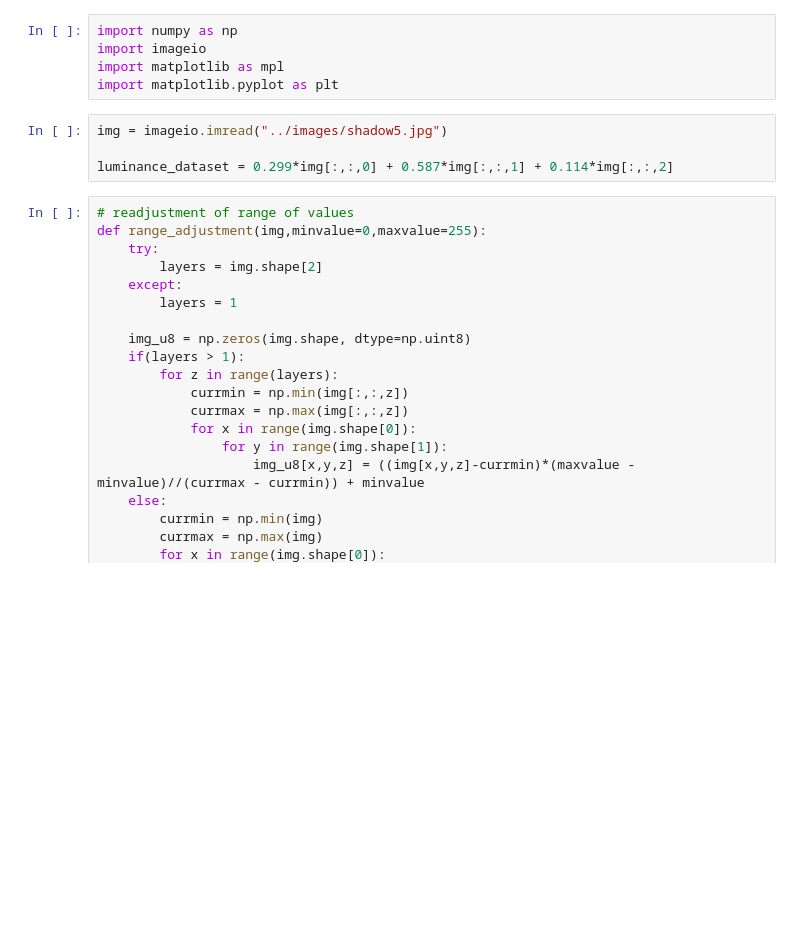
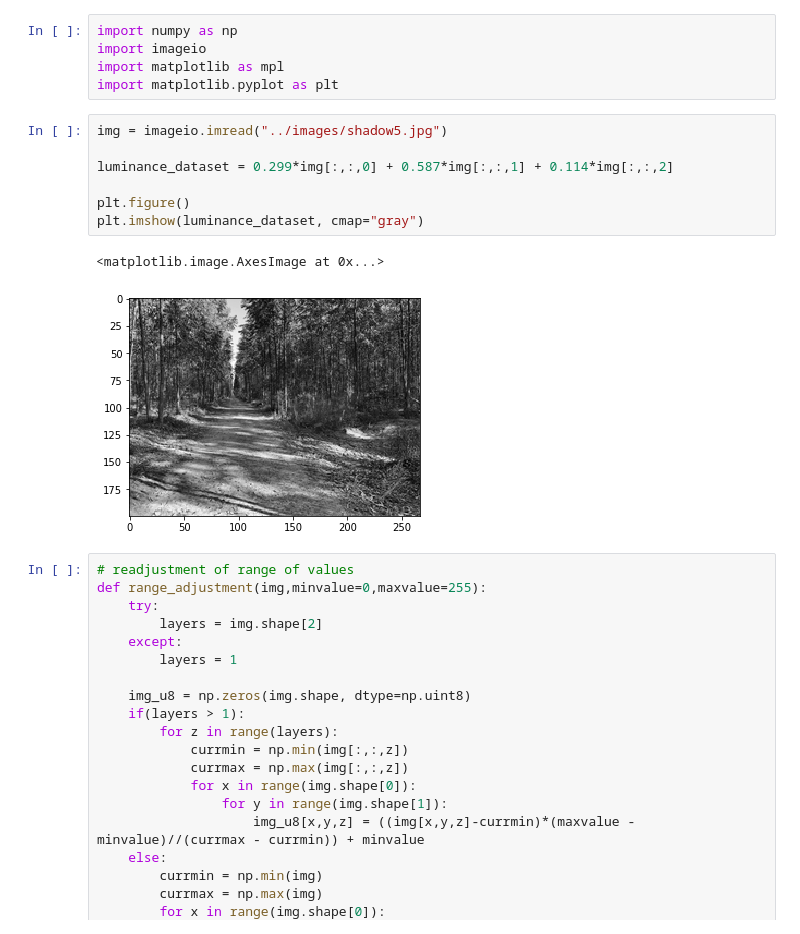
Before and after one commit to horitahiroshi/shadow-denoising, a Jupyter notebook: notebook/2ndTry.ipynb, the cells around one changed output. Drawn from its saved outputs; the diff is of its cells as text; blank space fills up the shorter version.

```diff
--- a/notebook/2ndTry.ipynb
+++ b/notebook/2ndTry.ipynb
@@ -9,7 +9,13 @@ import matplotlib.pyplot as plt
 # %%
 img = imageio.imread("../images/shadow5.jpg")
 
 luminance_dataset = 0.299*img[:,:,0] + 0.587*img[:,:,1] + 0.114*img[:,:,2]
+
+plt.figure()
+plt.imshow(luminance_dataset, cmap="gray")
+# %% [output]
+<matplotlib.image.AxesImage at 0x...>
+[figure, added]
 # %%
 # readjustment of range of values
 def range_adjustment(img,minvalue=0,maxvalue=255):
```
Also changed, not shown: 1 other file.
